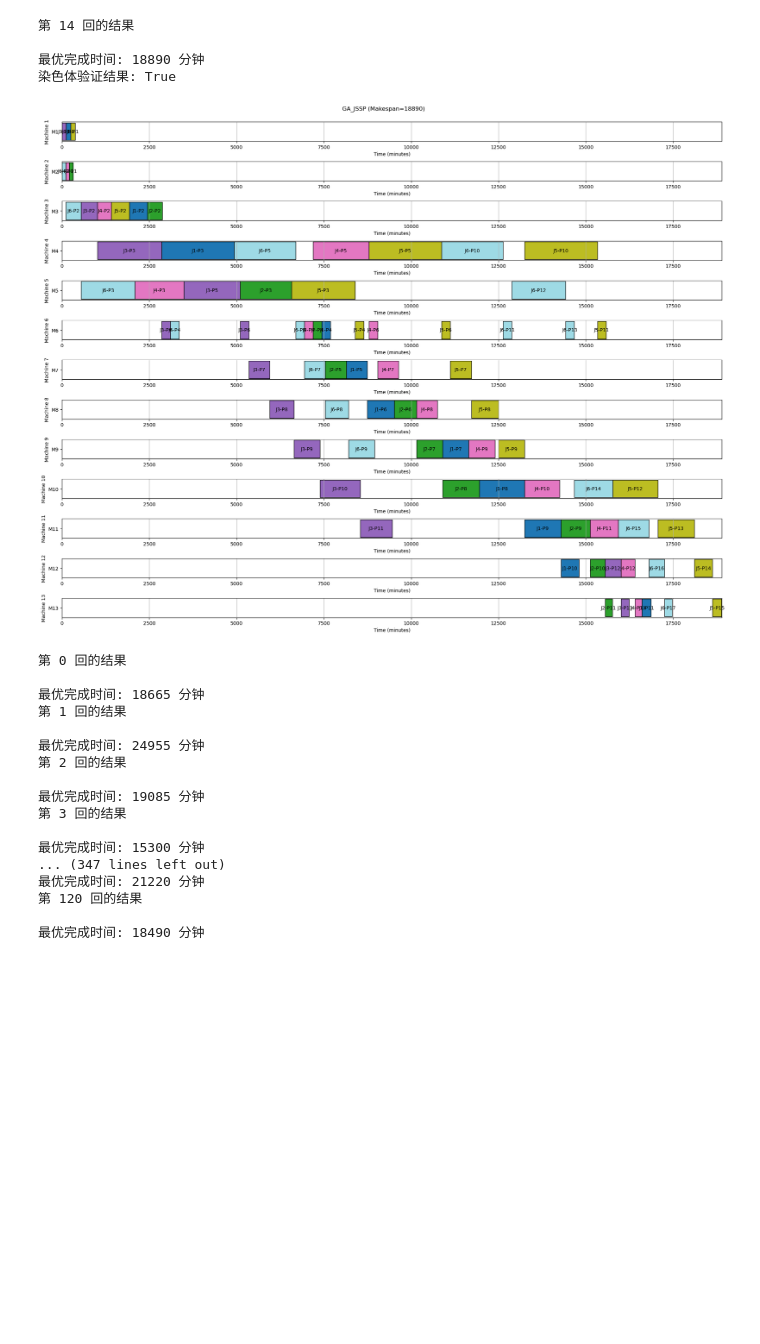
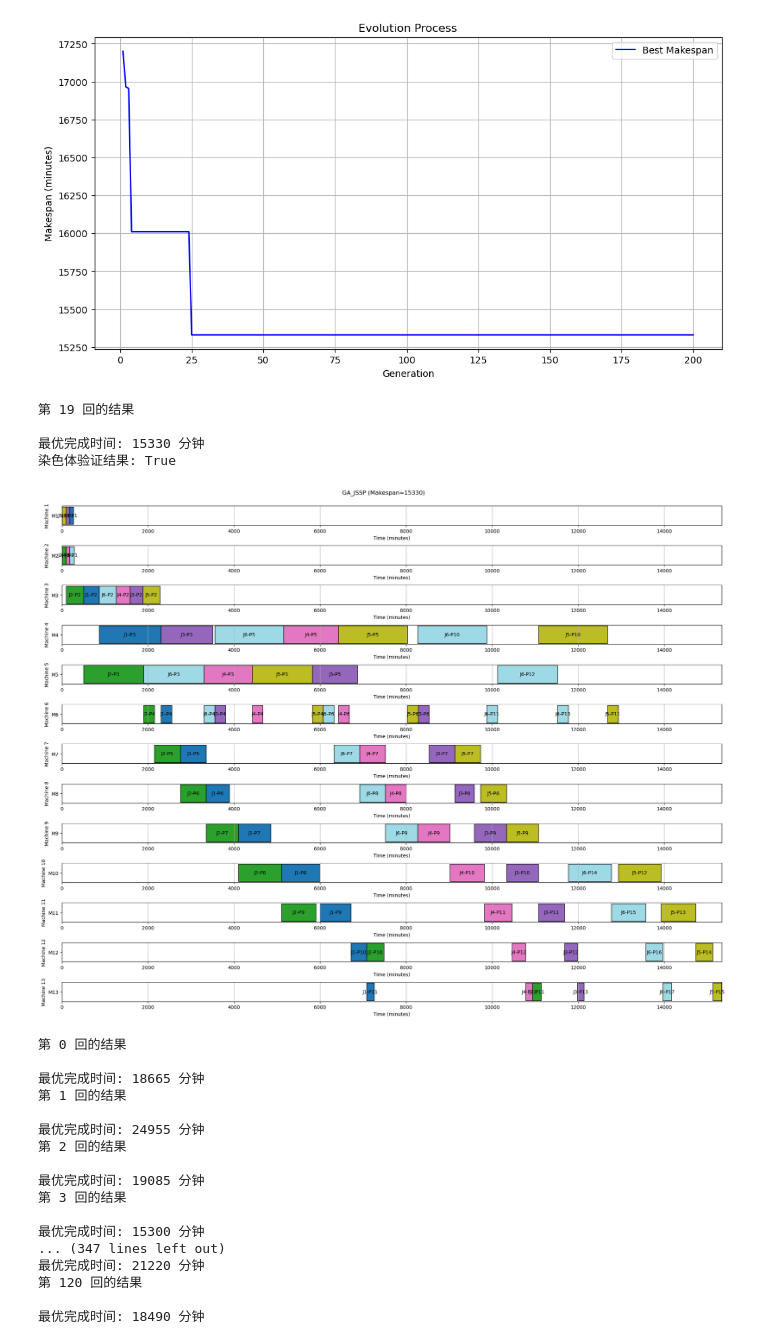
Before and after one commit to zakohao/open-hello-world, a Jupyter notebook: paper/fms-GA 2.0 .ipynb, the cells around one changed output. Cells and saved outputs as stored; diff of their text form; code cells hidden in the pictures; blank space fills up the shorter version.

```diff
--- a/paper/fms-GA 2.0 .ipynb
+++ b/paper/fms-GA 2.0 .ipynb
@@ -385,16 +385,16 @@ def genetic_algorithm():
         #print(f"Generation {gen+1}: Best={current_best}")
 
     # 绘制进化曲线
-    #plt.figure(figsize=(12,6))
-    #gens = [h['gen'] for h in history]
-    #plt.plot(gens, [h['best'] for h in history], 'b-', label='Best Makespan')
-    ##plt.plot(gens, [h['avg'] for h in history], 'r--', label='Average Makespan')
-    #plt.xlabel('Generation')
-    #plt.ylabel('Makespan (minutes)')
-    #plt.title('Evolution Process')
-    #plt.legend()
-    #plt.grid()
-    #plt.show()
+    plt.figure(figsize=(12,6))
+    gens = [h['gen'] for h in history]
+    plt.plot(gens, [h['best'] for h in history], 'b-', label='Best Makespan')
+    #plt.plot(gens, [h['avg'] for h in history], 'r--', label='Average Makespan')
+    plt.xlabel('Generation')
+    plt.ylabel('Makespan (minutes)')
+    plt.title('Evolution Process')
+    plt.legend()
+    plt.grid()
+    plt.show()
 
     return best_chrom
 
@@ -435,38 +435,39 @@ def plot_gantt(chromosome):
                 left=task['start'],
                 color=colors(task['job']-1),
                 edgecolor='black'
             )
             plt.text(
                 x=(task['start'] + task['end'])/2,
                 y=f'M{machine+1}',
                 s=f'J{task["job"]}-P{task["step"]}',
                 va='center',
                 ha='center'
             )
 
         plt.xlabel('Time (minutes)')
         plt.ylabel(f'Machine {machine+1}')
         plt.xlim(0, chromosome.makespan() + 10)
         plt.grid(axis='x')
 
     plt.tight_layout()
     plt.suptitle(f"GA_JSSP (Makespan={best_solution.makespan()})", y=1.02)
     plt.show()
 
 # 运行算法
 best_solution = genetic_algorithm()
 
 # 输出结果
 print('第',ID,'回的结果')
 print(f"\n最优完成时间: {best_solution.makespan()} 分钟")
 print("染色体验证结果:", best_solution.validate())
 plot_gantt(best_solution)
 # %% [output]
+[figure, new version]
-第 14 回的结果
+第 19 回的结果
 
-最优完成时间: 18890 分钟
+最优完成时间: 15330 分钟
 染色体验证结果: True
-[figure, old version]
+[figure, added]
 # %%
 for i in np.arange(0,int(count)+1):
     time_matrix = globals()[f"T_gene{i}"]
```
Also changed, not shown: parts of 2 cells of this notebook, 6 other files.
